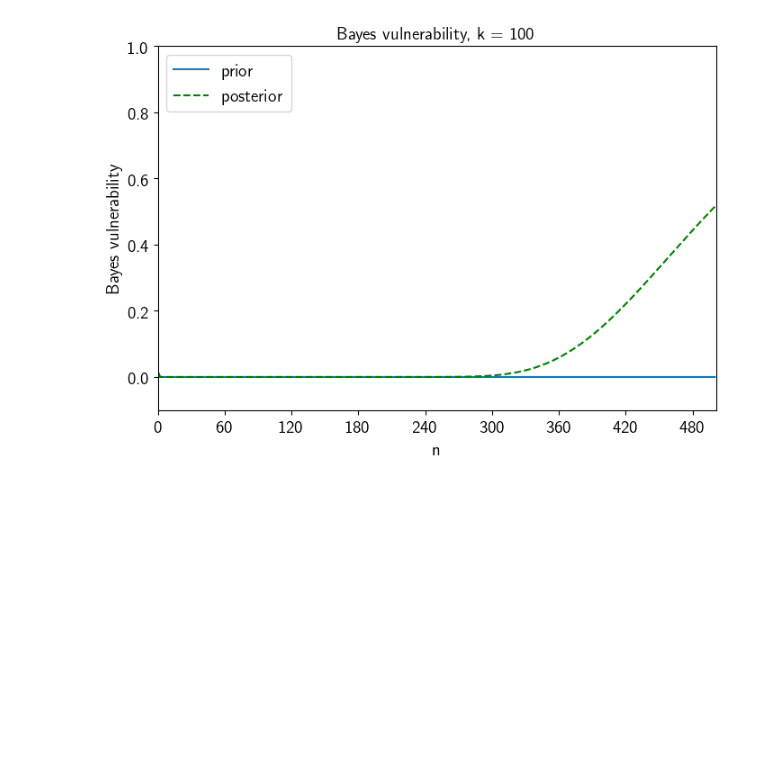
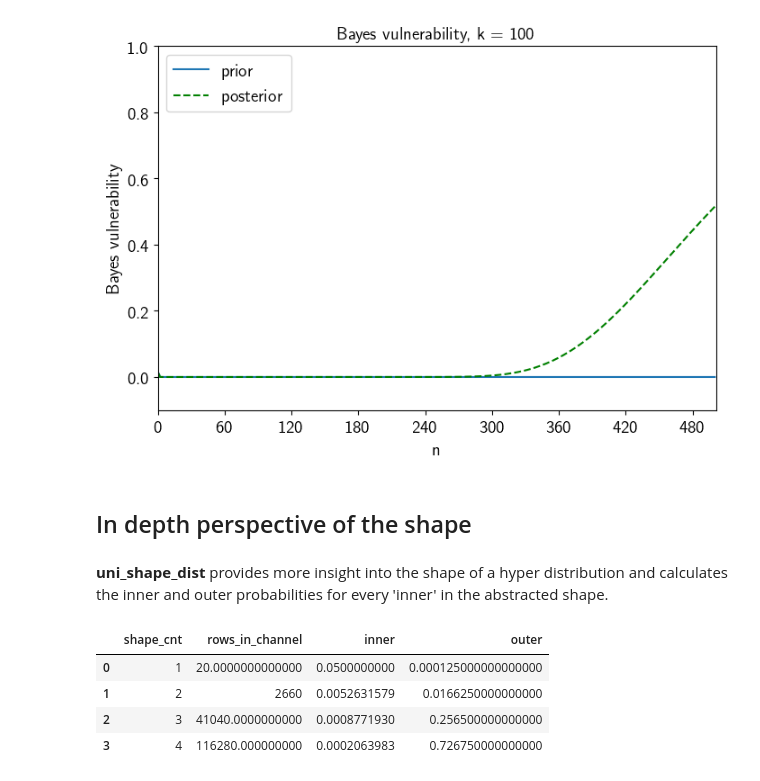
Before and after one commit to majk12/ore, a Jupyter notebook: ore_ideal_bayes.ipynb, the cells around one changed output. Drawn from its saved outputs; the diff is of its cells as text; code cells hidden in the pictures; blank space fills up the shorter version.

```diff
--- a/ore_ideal_bayes.ipynb
+++ b/ore_ideal_bayes.ipynb
@@ -184,3 +186,32 @@ df = df_uni_ore_bayes(n_range, k)
 graph_it_bayes(n_range, k, df)
 # %% [output]
 [figure]
+# %% [markdown]
+## In depth perspective of the shape
+# %% [markdown]
+__uni_shape_dist__ provides more insight into the shape of a hyper distribution and calculates the inner and outer probabilities for every 'inner' in the abstracted shape.
+# %%
+def uni_shape_dist(n, k):
+    shape_cnt = []
+    edb_rows_list = []
+    inner_list = []
+    c_sum = 0
+    num_channel_rows = 0
+    for c in range(n):
+        if k < c+1:
+            break
+        shape_cnt.append(c+1)
+        s2 = stirling(n, c+1)
+        edb_rows = perm(k, c+1) * s2 # how many rows in channel coorespond to this shape?
+        edb_rows_list.append(edb_rows)
+        num_channel_rows = num_channel_rows + edb_rows
+        inner = math.factorial(c+1) / perm(k, c+1)
+        inner_list.append(inner)
+    df = pd.DataFrame(
+        {'shape_cnt':shape_cnt,
+         'rows_in_channel':edb_rows_list,
+         'inner':inner_list
+        }
+    )
+    df['outer'] = df['rows_in_channel'] / num_channel_rows
+    return df
@@ -186,0 +222,8 @@ graph_it_bayes(n_range, k, df)
+# %%
+shape_df
+# %% [output]
+|  | shape_cnt | rows_in_channel | inner | outer |
+| 0 | 1 | 20.0000000000000 | 0.0500000000 | 0.000125000000000000 |
+| 1 | 2 | 2660 | 0.0052631579 | 0.0166250000000000 |
+| 2 | 3 | 41040.0000000000 | 0.0008771930 | 0.256500000000000 |
+| 3 | 4 | 116280.000000000 | 0.0002063983 | 0.726750000000000 |
```
Also changed, not shown: parts of 6 cells of this notebook.
